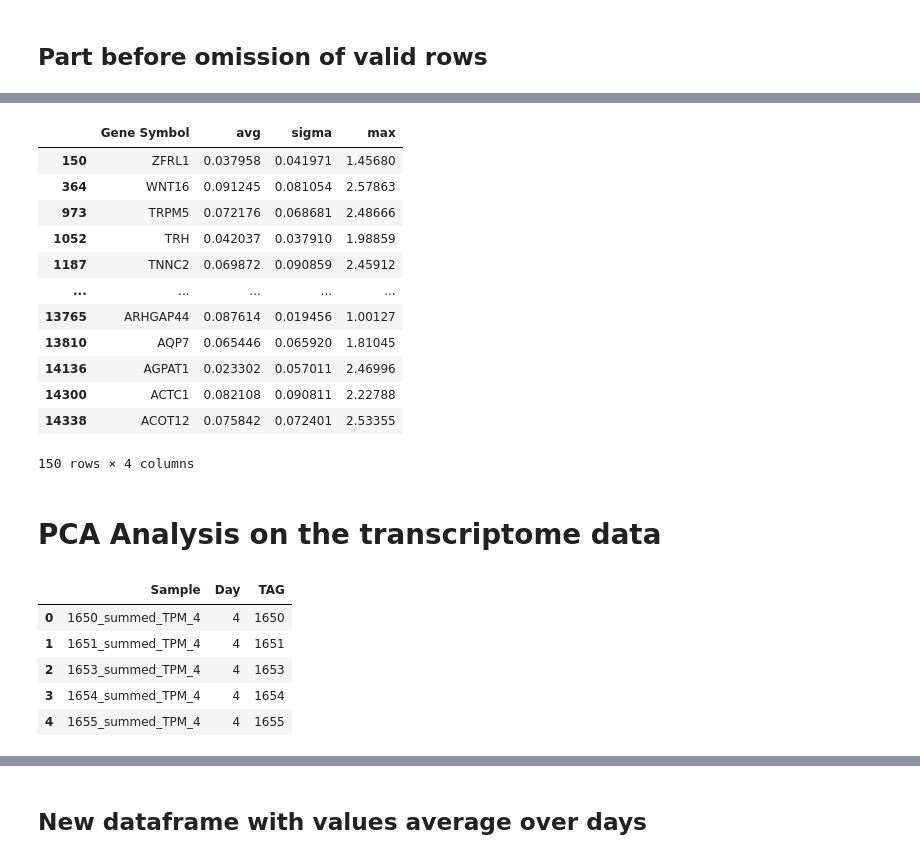
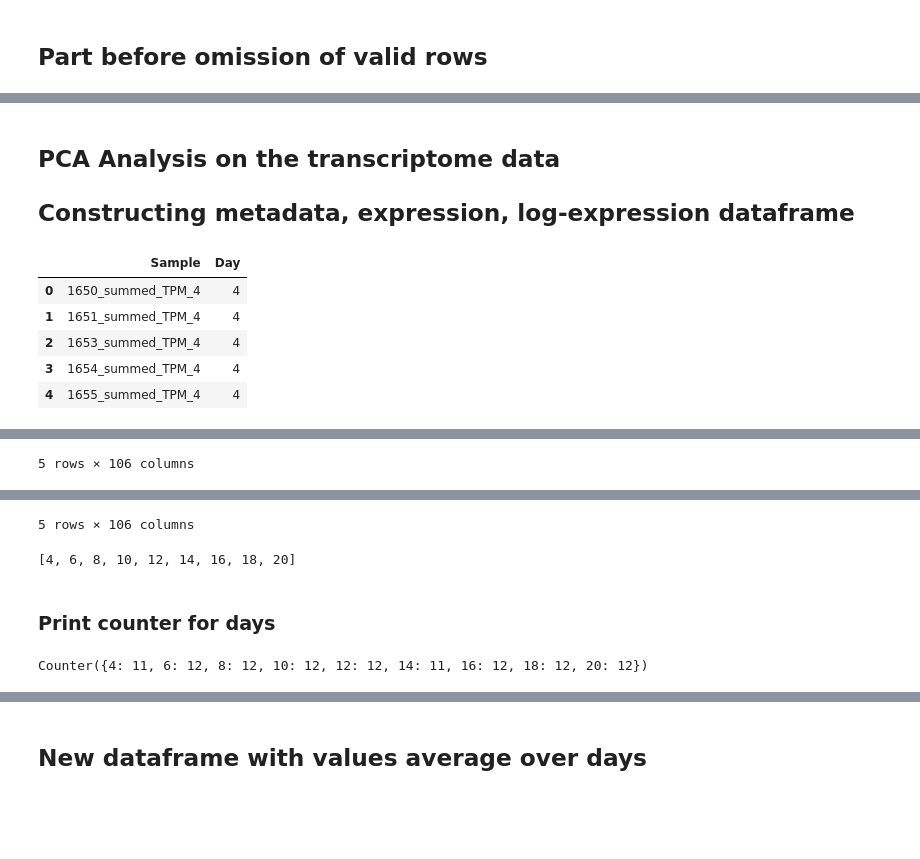
Before and after one commit to NSF-DARSE/YolktoFeed, a Jupyter notebook: JupyterNotebook/liverHEDI.ipynb, the cells around one changed output, grey strips where cells are left out. Saved outputs shown, nothing was run; the diff lists cells and outputs as text; code cells hidden in the pictures; blank space fills up the shorter version.

```diff
--- a/JupyterNotebook/liverHEDI.ipynb
+++ b/JupyterNotebook/liverHEDI.ipynb
@@ -59,9 +55,9 @@ df_trunk
 ## Adding a column for average and variance value of gene expression
 # %%
 # Adding a column for average gene expression across all days and all chikens for prelim analysis
-df_trunk.insert(1, "avg", df_trunk.iloc[:, 1:].sum(axis=1)/(df_trunk.shape[1]-1))
-df_trunk.insert(2, "sigma", df_trunk.iloc[:,1:].var(axis=1))
-df_trunk.insert(3, "max", df_trunk.iloc[:,1:].max(axis=1))
+df_trunk.insert(0, "avg", df_trunk.iloc[:, 1:].sum(axis=1)/(df_trunk.shape[1]-1))
+df_trunk.insert(1, "sigma", df_trunk.iloc[:,1:].var(axis=1))
+df_trunk.insert(2, "max", df_trunk.iloc[:,1:].max(axis=1))
 # %%
 df_trunk
 # %% [output]
@@ -119,5 +107,6 @@ df.loc[(df.loc[:,'avg'] < 1e-1) & (df.loc[:,'max'] > 1), df.columns[:4]]
 # %%
-#df = df[(df.loc[:,'avg'] > 1e-1)]
-df = df[(df.loc[:,'avg'] > 1e-1) | (df.loc[:,'max'] > 1)]
-df
+#df = df[(df.loc[:,'avg'] > 1e-1) | (df.loc[:,'max'] > 1)]
+df = df[(df.loc[:,'avg'] > 1e-1)]
+display(df)
+print("Number of genes left: ", df.shape[0])
 # %% [output]
@@ -151,3 +141,3 @@ number of Genes with variance less than 1e-1:    864     2.8187
-# %%
-#df = df[df.iloc[:,2] > 1e-1]
-df = df[(df.loc[:,'sigma'] > 1e-1) | (df.loc[:,'max'] > 1)]
+# %%
+df = df[(df.loc[:,'sigma'] > 1e-1)]
+print("Number of genes left: ", df.shape[0])
@@ -166,19 +155,3 @@ minimum sigma values 0.00972344476703632 1.00078
-# %%
-df.loc[df.loc[:,'avg'] < 0.1, df.columns[:4]]
-# %% [output]
-|  | Gene Symbol | avg | sigma | max |
-| 150 | ZFRL1 | 0.037958 | 0.041971 | 1.45680 |
-| 364 | WNT16 | 0.091245 | 0.081054 | 2.57863 |
-| 973 | TRPM5 | 0.072176 | 0.068681 | 2.48666 |
-| 1052 | TRH | 0.042037 | 0.037910 | 1.98859 |
-| 1187 | TNNC2 | 0.069872 | 0.090859 | 2.45912 |
-| ... | ... | ... | ... | ... |
-| 13765 | ARHGAP44 | 0.087614 | 0.019456 | 1.00127 |
-| 13810 | AQP7 | 0.065446 | 0.065920 | 1.81045 |
-| 14136 | AGPAT1 | 0.023302 | 0.057011 | 2.46996 |
-| 14300 | ACTC1 | 0.082108 | 0.090811 | 2.22788 |
-| 14338 | ACOT12 | 0.075842 | 0.072401 | 2.53355 |
-150 rows × 4 columns
 # %%
 df.to_csv('filterd_LIVER_HEIDI.csv')
 # %%
@@ -192,4 +165,5 @@ from scipy import stats
 import warnings
 warnings.filterwarnings('ignore')
 # %% [markdown]
-# PCA Analysis on the transcriptome data
+## PCA Analysis on the transcriptome data
+## Constructing metadata, expression, log-expression dataframe
@@ -208,26 +170,27 @@ DAY_COLORS = {
 # %%
+#DAYS = [4, 6, 8, 10, 12, 14, 16, 18, 20]
+meta_cols = ['avg', 'sigma', 'max']
+expr_cols = [c for c in df.columns if c not in meta_cols]
 
-#build meatadata dataframe
-meta_cols = ['Gene Symbol', 'avg', 'sigma', 'max']
-expr_cols = [c for c in df.columns if c not in meta_cols]
 sample_meta = pd.DataFrame({'Sample': expr_cols})
 sample_meta['Day'] = sample_meta['Sample'].str.extract(r'_(\d+)$').astype(int)
-sample_meta['TAG'] = sample_meta['Sample'].str.extract(r'^(\d+)_')
+
 display(sample_meta.head())
 
-#build expression matrix: rows=gens and columns=samples
 expr = df[expr_cols].copy()
-expr.index = df['Gene Symbol']
-#display(expr.head())
+expr.index = df.index
+display(expr.head())
 
-#take the log expression levels
-log_expr = np.log1p(expr)
+log_expr_val = np.log2(expr.values + 1)
+log_expr = pd.DataFrame(log_expr_val, index=expr.index, columns=expr.columns)
+display(log_expr.head())
 
 DAYS = sorted(sample_meta['Day'].unique().tolist())
+print(DAYS)
 # %% [output]
-|  | Sample | Day | TAG |
-| 0 | 1650_summed_TPM_4 | 4 | 1650 |
-| 1 | 1651_summed_TPM_4 | 4 | 1651 |
-| 2 | 1653_summed_TPM_4 | 4 | 1653 |
-| 3 | 1654_summed_TPM_4 | 4 | 1654 |
-| 4 | 1655_summed_TPM_4 | 4 | 1655 |
+|  | Sample | Day |
+| 0 | 1650_summed_TPM_4 | 4 |
+| 1 | 1651_summed_TPM_4 | 4 |
+| 2 | 1653_summed_TPM_4 | 4 |
+| 3 | 1654_summed_TPM_4 | 4 |
+| 4 | 1655_summed_TPM_4 | 4 |
@@ -233,0 +204 @@ DAYS = sorted(sample_meta['Day'].unique().tolist())
+5 rows × 106 columns
@@ -233,0 +212,2 @@ DAYS = sorted(sample_meta['Day'].unique().tolist())
+5 rows × 106 columns
+[4, 6, 8, 10, 12, 14, 16, 18, 20]
@@ -256,0 +214,7 @@ Xpca = XpcaY
+# %% [markdown]
+### Print counter for days
+# %%
+from collections import Counter
+Counter(sample_meta['Day'].tolist())
+# %% [output]
+Counter({4: 11, 6: 12, 8: 12, 10: 12, 12: 12, 14: 11, 16: 12, 18: 12, 20: 12})
```
Also changed, not shown: parts of 33 cells of this notebook.
